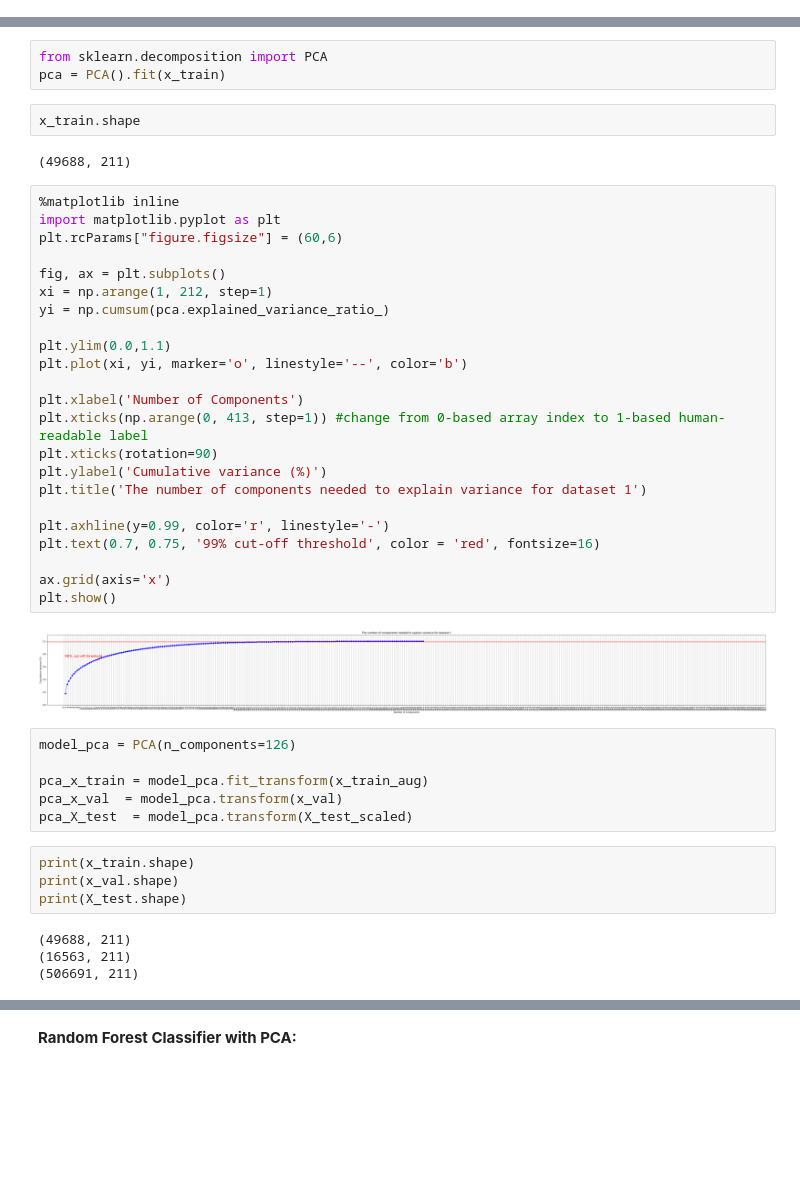
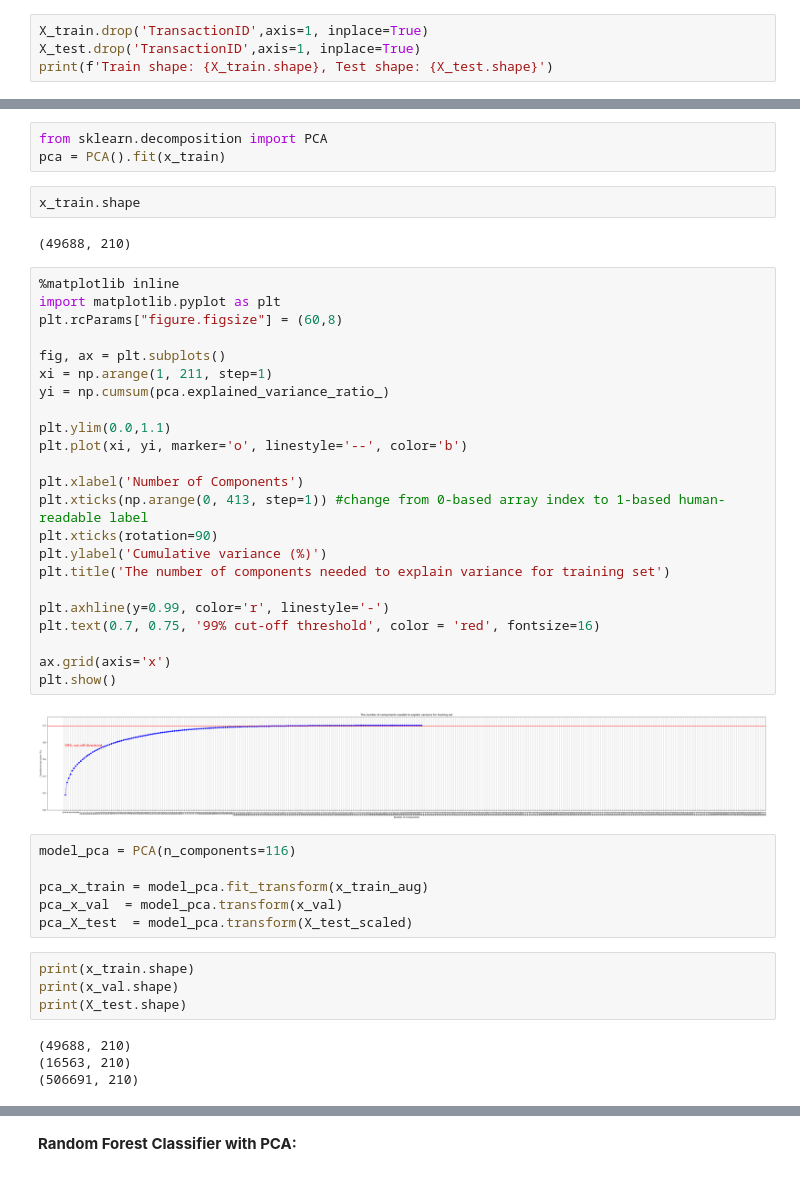
Before and after one commit to ahmedtausif5/IEEE-CIS-Fraud-Detection, a Jupyter notebook: fraud_detection.ipynb, the cells around one changed output, grey strips where cells are left out. Saved outputs shown, nothing was run; the diff lists cells and outputs as text; blank space fills up the shorter version.

Commit message:
removed transaction id, added confusion matrix, made #pca to 116

```diff
--- a/fraud_detection.ipynb
+++ b/fraud_detection.ipynb
@@ -50,0 +53,4 @@ Train shape: (590540, 434), Test shape: (506691, 433)
+# %%
+X_train.drop('TransactionID',axis=1, inplace=True)
+X_test.drop('TransactionID',axis=1, inplace=True)
+print(f'Train shape: {X_train.shape}, Test shape: {X_test.shape}')
@@ -360,34 +368,34 @@ pca = PCA().fit(x_train)
 # %%
 x_train.shape
 # %% [output]
-(49688, 211)
+(49688, 210)
 # %%
 %matplotlib inline
 import matplotlib.pyplot as plt
-plt.rcParams["figure.figsize"] = (60,6)
+plt.rcParams["figure.figsize"] = (60,8)
 
 fig, ax = plt.subplots()
-xi = np.arange(1, 212, step=1)
+xi = np.arange(1, 211, step=1)
 yi = np.cumsum(pca.explained_variance_ratio_)
 
 plt.ylim(0.0,1.1)
 plt.plot(xi, yi, marker='o', linestyle='--', color='b')
 
 plt.xlabel('Number of Components')
 plt.xticks(np.arange(0, 413, step=1)) #change from 0-based array index to 1-based human-readable label
 plt.xticks(rotation=90)
 plt.ylabel('Cumulative variance (%)')
-plt.title('The number of components needed to explain variance for dataset 1')
+plt.title('The number of components needed to explain variance for training set')
 
 plt.axhline(y=0.99, color='r', linestyle='-')
 plt.text(0.7, 0.75, '99% cut-off threshold', color = 'red', fontsize=16)
 
 ax.grid(axis='x')
 plt.show()
 # %% [output]
-[figure, old version]
+[figure, new version]
 # %%
-model_pca = PCA(n_components=126)
+model_pca = PCA(n_components=116)
 
 pca_x_train = model_pca.fit_transform(x_train_aug)
 pca_x_val  = model_pca.transform(x_val)
@@ -397,9 +405,9 @@ print(x_train.shape)
 print(x_val.shape)
 print(X_test.shape)
 # %% [output]
-(49688, 211)
-(16563, 211)
-(506691, 211)
+(49688, 210)
+(16563, 210)
+(506691, 210)
 # %%
 print(pca_x_train.shape)
 print(pca_x_val.shape)
```
Also changed, not shown: parts of 30 cells of this notebook, 1 other file.
